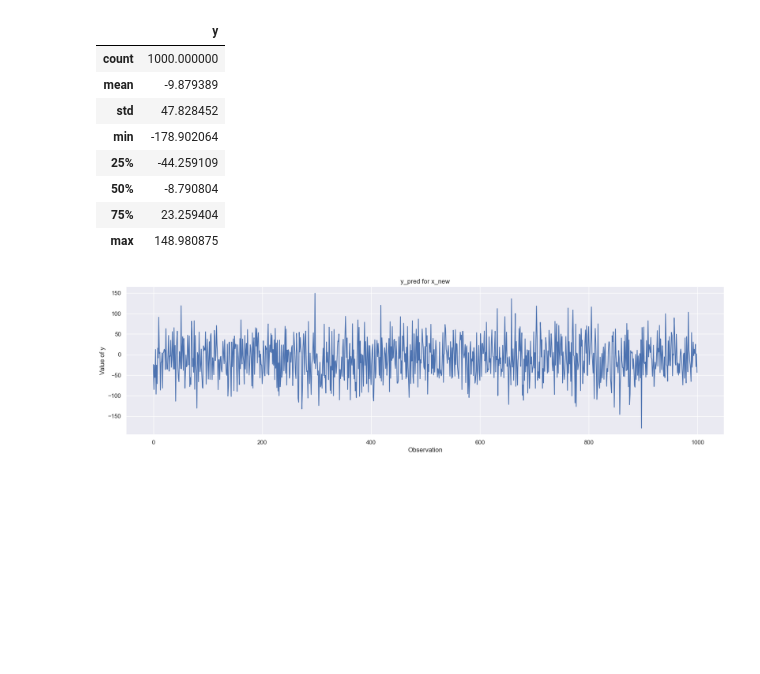
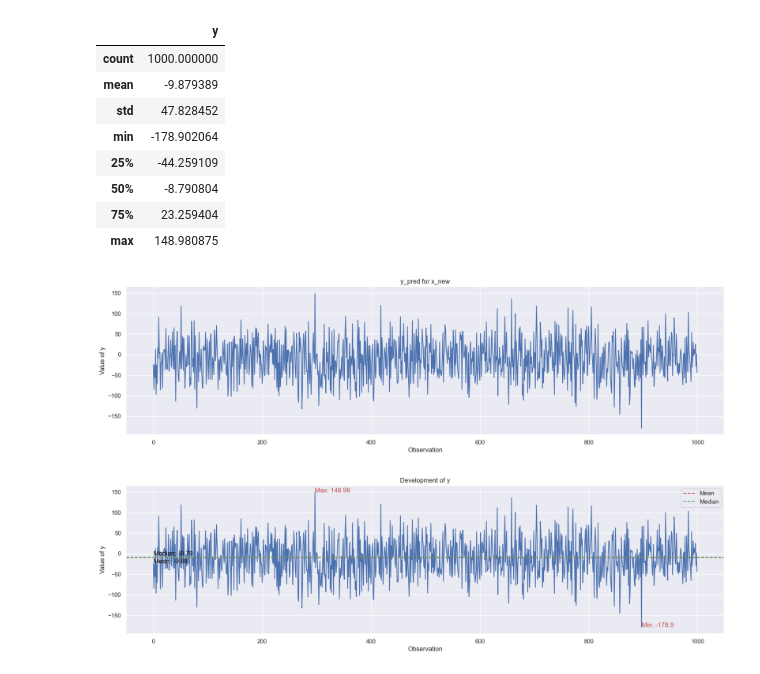
Before and after one commit to SorenBlattBendtsen/02582, a Jupyter notebook: Assignment_1/ass1_soren_copy1.ipynb, the cells around one changed output. Drawn from its saved outputs; the diff is of its cells as text; code cells hidden in the pictures; blank space fills up the shorter version.

Commit message:
plot of y new

```diff
--- a/Assignment_1/ass1_soren_copy1.ipynb
+++ b/Assignment_1/ass1_soren_copy1.ipynb
@@ -507,3 +507,23 @@ plt.plot(y_pred)
 plt.show()
 # %% [output]
 [figure]
+# %%
+# Development of y over time
+plt.figure(figsize=(20, 5))
+plt.title("Development of y")
+plt.xlabel("Observation")
+plt.ylabel("Value of y")
+sns.lineplot(x=y_pred.index, y=y_pred.y)
+# min and max
+plt.text(y_pred.y.idxmax(), y_pred.y.max(), f'Max: {round(y_pred.y.max(),2)}', c = 'r')
+plt.text(y_pred.y.idxmin(), y_pred.y.min(), f'Min: {round(y_pred.y.min(),2)}', c = 'r')
+# mean and median
+plt.axhline(y_pred.y.mean(), color='r', linestyle='--', label='Mean')
+plt.text(0, y_pred.y.mean()-14, f'Mean: {round(y_pred.y.mean(),2)}', c = 'black')
+plt.axhline(y_pred.y.median(), color='g', linestyle='--', label='Median')
+plt.text(0, y_pred.y.median()+4, f'Median: {round(y_pred.y.median(),2)}', c = 'black')
+plt.legend()
+plt.savefig('Plots/y_new.png')
+plt.show()
+# %% [output]
+[figure, added]
```
Also changed, not shown: 5 other files.
